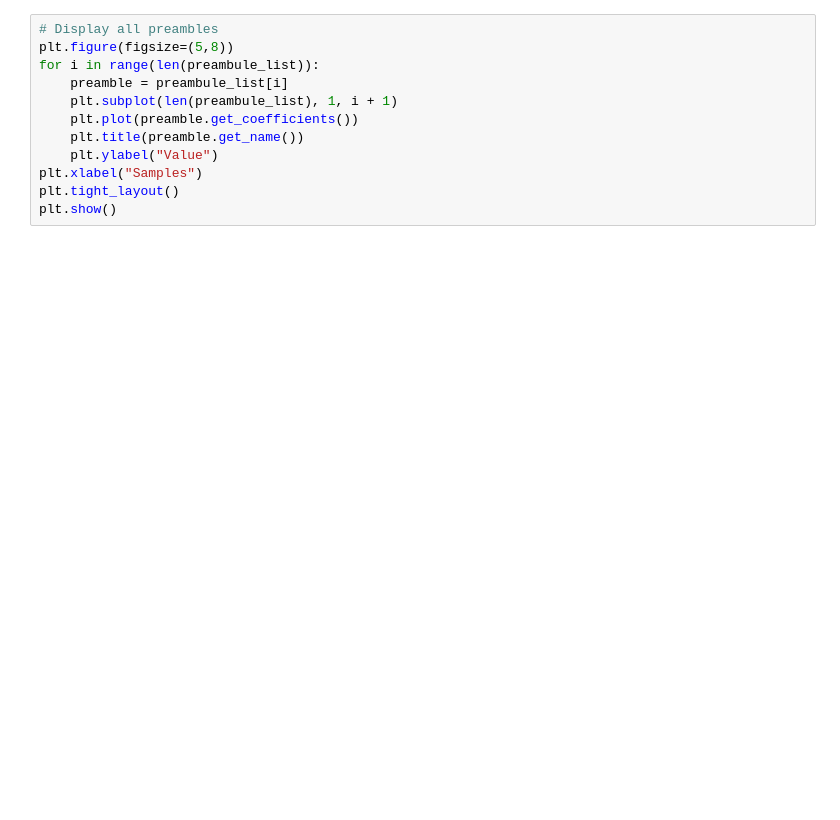
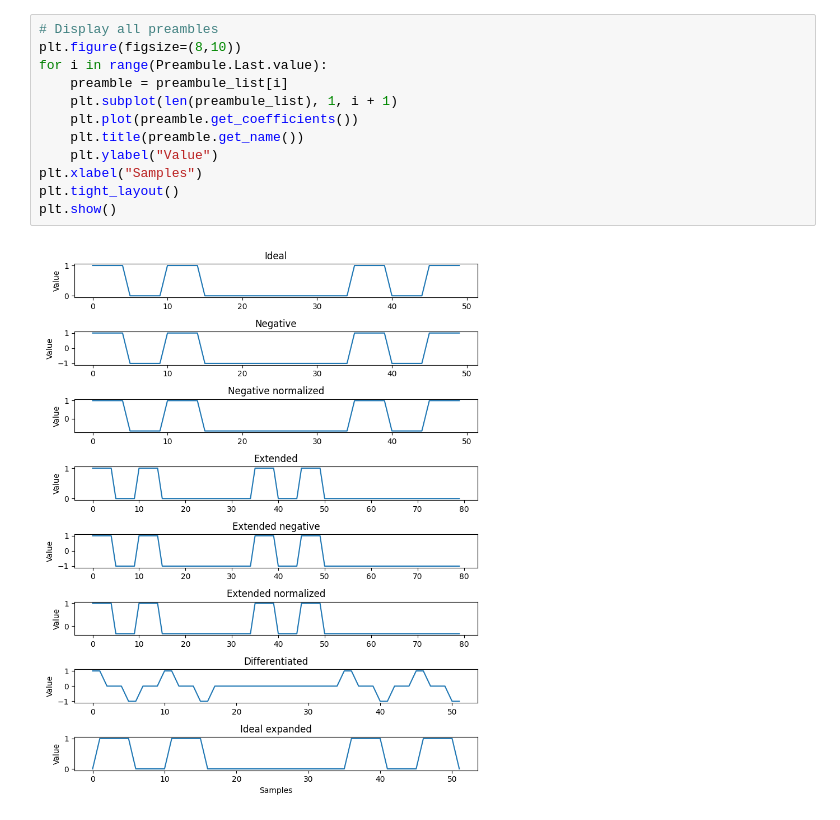
Before and after one commit to simonuks221/ADS-B_Track, a Jupyter notebook: Python/Preambles_analysis.ipynb, the cells around one changed output. Drawn from its saved outputs; the diff is of its cells as text; blank space fills up the shorter version.

```diff
--- a/Python/Preambles_analysis.ipynb
+++ b/Python/Preambles_analysis.ipynb
@@ -56,15 +60,17 @@ plt.show()
 # %%
 # Display all preambles
-plt.figure(figsize=(5,8))
-for i in range(len(preambule_list)):
+plt.figure(figsize=(8,10))
+for i in range(Preambule.Last.value):
     preamble = preambule_list[i]
     plt.subplot(len(preambule_list), 1, i + 1)
     plt.plot(preamble.get_coefficients())
     plt.title(preamble.get_name())
     plt.ylabel("Value")
 plt.xlabel("Samples")
 plt.tight_layout()
 plt.show()
+# %% [output]
+[figure, added]
 # %%
 #Multiple signals
 #Generate and plot simulated ADS-B
```
Also changed, not shown: parts of 2 cells of this notebook, 8 other files.
